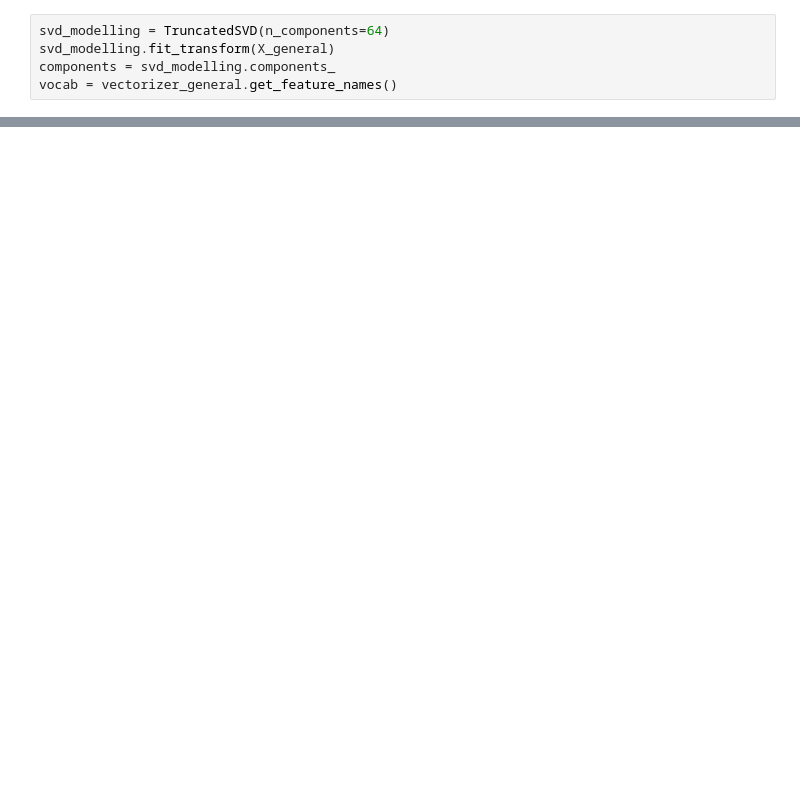
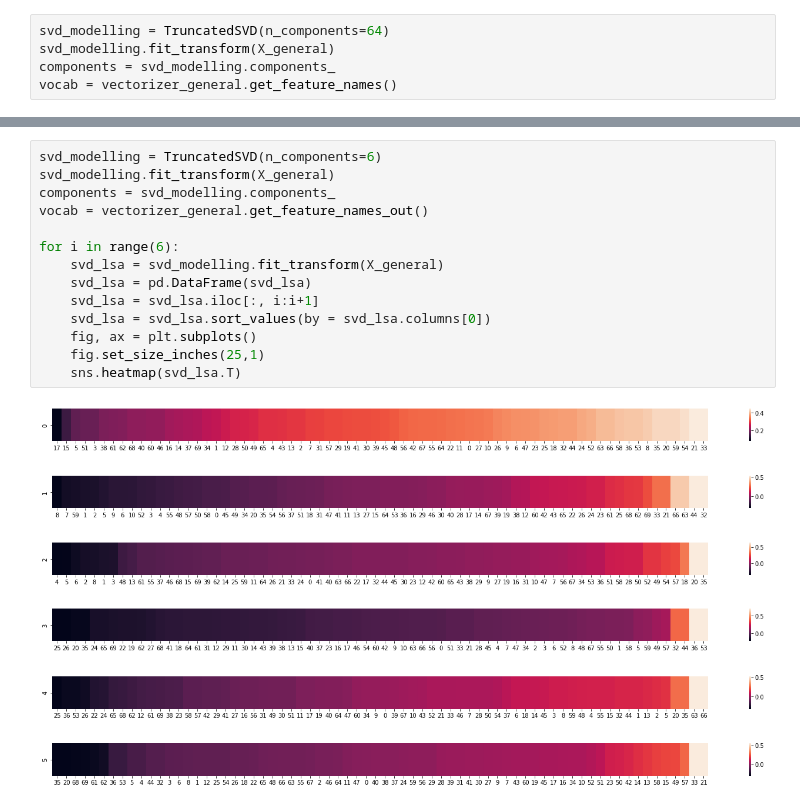
Before and after one commit to IvanKotik/Word-cloud-Search-engine-optimisation-, a Jupyter notebook: Visualizations.ipynb, the cells around one changed output, grey strips where cells are left out. Saved outputs shown, nothing was run; the diff lists cells and outputs as text; blank space fills up the shorter version.

```diff
--- a/Visualizations.ipynb
+++ b/Visualizations.ipynb
@@ -256,0 +379,21 @@ for i in range(10):
+# %%
+svd_modelling = TruncatedSVD(n_components=6)
+svd_modelling.fit_transform(X_general)
+components = svd_modelling.components_
+vocab = vectorizer_general.get_feature_names_out()
+
+for i in range(6):
+    svd_lsa = svd_modelling.fit_transform(X_general)
+    svd_lsa = pd.DataFrame(svd_lsa)
+    svd_lsa = svd_lsa.iloc[:, i:i+1]
+    svd_lsa = svd_lsa.sort_values(by = svd_lsa.columns[0])
+    fig, ax = plt.subplots()
+    fig.set_size_inches(25,1)
+    sns.heatmap(svd_lsa.T)
+# %% [output]
+[figure, added]
+[figure, added]
+[figure, added]
+[figure, added]
+[figure, added]
+[figure, added]
```
Also changed, not shown: parts of 19 cells of this notebook, 2 other files.
